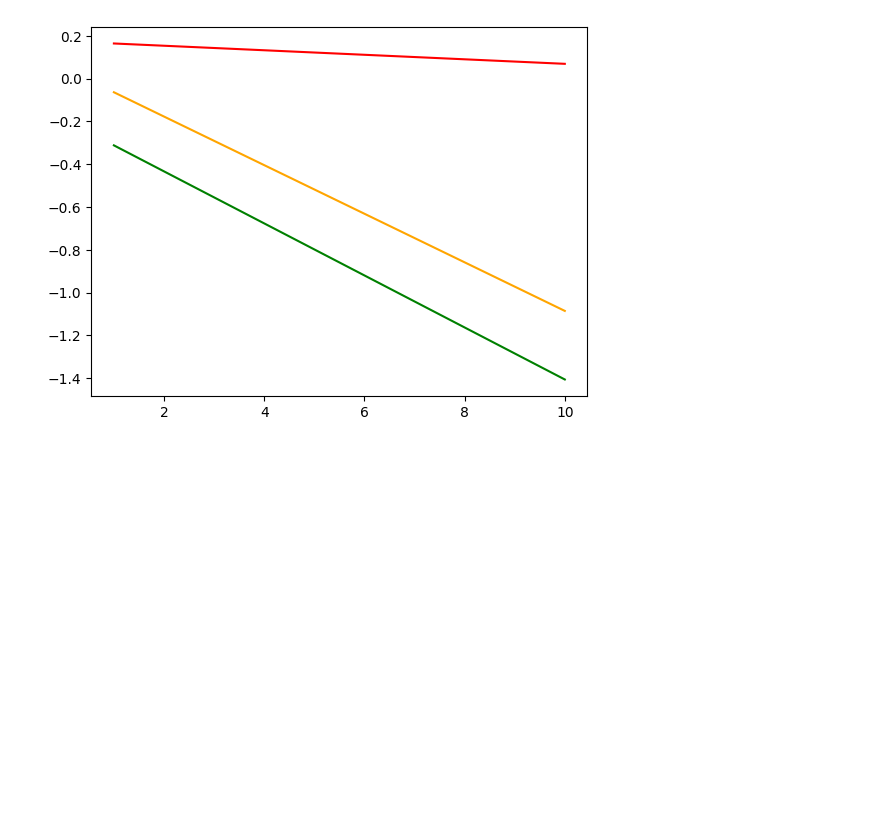
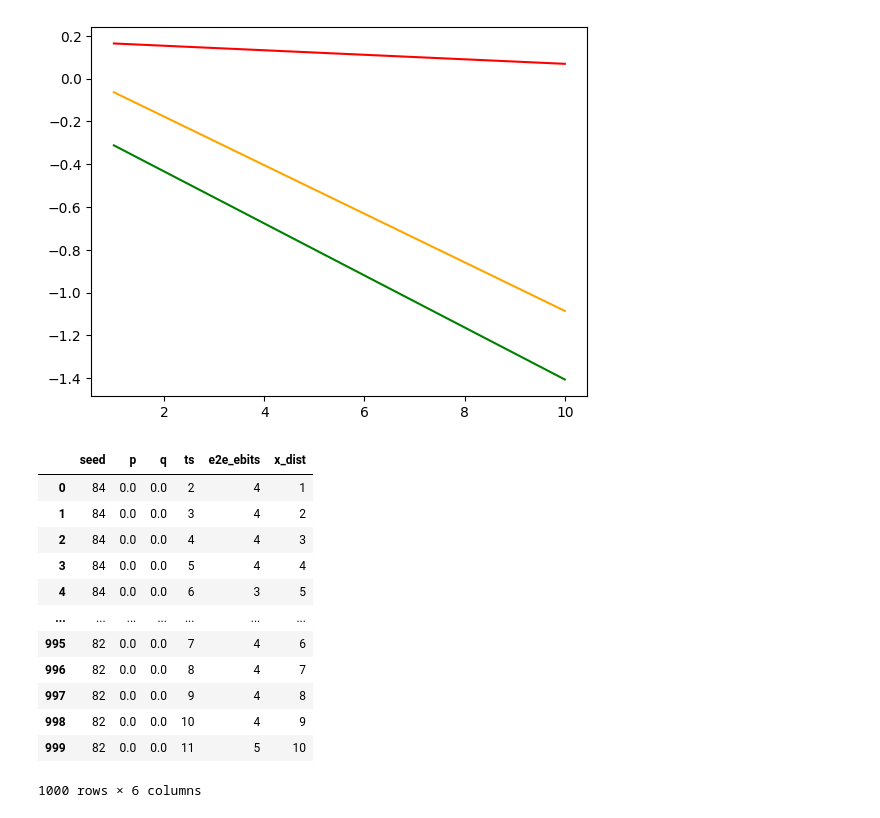
Before and after one commit to huzaifahnadeem/qnet-sim, a Jupyter notebook: src/exp_graph.ipynb, the cells around one changed output. Saved outputs shown, nothing was run; the diff lists cells and outputs as text; code cells hidden in the pictures; blank space fills up the shorter version.

Commit message:
misc + temp files only

```diff
--- a/src/exp_graph.ipynb
+++ b/src/exp_graph.ipynb
@@ -214,0 +227,59 @@ plt.plot(x, m*x + b, color=color)
+# %%
+d = {
+    'seed': [],
+    'p': [],
+    'q': [],
+    'ts': [],
+    'e2e_ebits': [],
+    'x_dist': [],
+    # 'y_dist': [],
+}
+
+for k in results.keys():
+    seed = results[k]['params_used']['seed']
+    p = results[k]['params_used']['qc_p_loss_init']
+    q = results[k]['params_used']['prob_swap_loss']
+    # xdist = results[k]['params_used']['x_dist_gte']
+
+    ts_with_ebits = list(Counter(results[k]['results']['time_slot']).keys())
+    e2e_per_ts = list(Counter(results[k]['results']['time_slot']).values())
+    for idx, ts in enumerate(ts_with_ebits):
+        d['seed'].append(seed)
+        d['p'].append(p)
+        d['q'].append(q)
+        xdist = int(ts - 1) # NOTE: --1 out of 2-- hacky way -- only applicable to this data where dist = ts-1.
+        d['x_dist'].append(xdist)
+        d['ts'].append(ts)
+        d['e2e_ebits'].append(e2e_per_ts[idx])
+
+    zero_ebits_ts = []
+    for ts in range(2, results[k]['params_used']['num_ts'] + 1):
+        if ts not in results[k]['results']['time_slot']:
+            zero_ebits_ts.append(ts)
+
+    for ts in zero_ebits_ts:
+        d['seed'].append(seed)
+        d['p'].append(p)
+        d['q'].append(q)
+        xdist = int(ts - 1) # NOTE: --2 out of 2-- hacky way -- only applicable to this data where dist = ts-1.
+        d['x_dist'].append(xdist)
+        d['ts'].append(ts)
+        d['e2e_ebits'].append(0)
+
+df = pd.DataFrame(data=d)
+# %%
+df
+# %% [output]
+|  | seed | p | q | ts | e2e_ebits | x_dist |
+| 0 | 84 | 0.0 | 0.0 | 2 | 4 | 1 |
+| 1 | 84 | 0.0 | 0.0 | 3 | 4 | 2 |
+| 2 | 84 | 0.0 | 0.0 | 4 | 4 | 3 |
+| 3 | 84 | 0.0 | 0.0 | 5 | 4 | 4 |
+| 4 | 84 | 0.0 | 0.0 | 6 | 3 | 5 |
+| ... | ... | ... | ... | ... | ... | ... |
+| 995 | 82 | 0.0 | 0.0 | 7 | 4 | 6 |
+| 996 | 82 | 0.0 | 0.0 | 8 | 4 | 7 |
+| 997 | 82 | 0.0 | 0.0 | 9 | 4 | 8 |
+| 998 | 82 | 0.0 | 0.0 | 10 | 4 | 9 |
+| 999 | 82 | 0.0 | 0.0 | 11 | 5 | 10 |
+1000 rows × 6 columns
```
Also changed, not shown: parts of 9 cells of this notebook, 3 other files.
